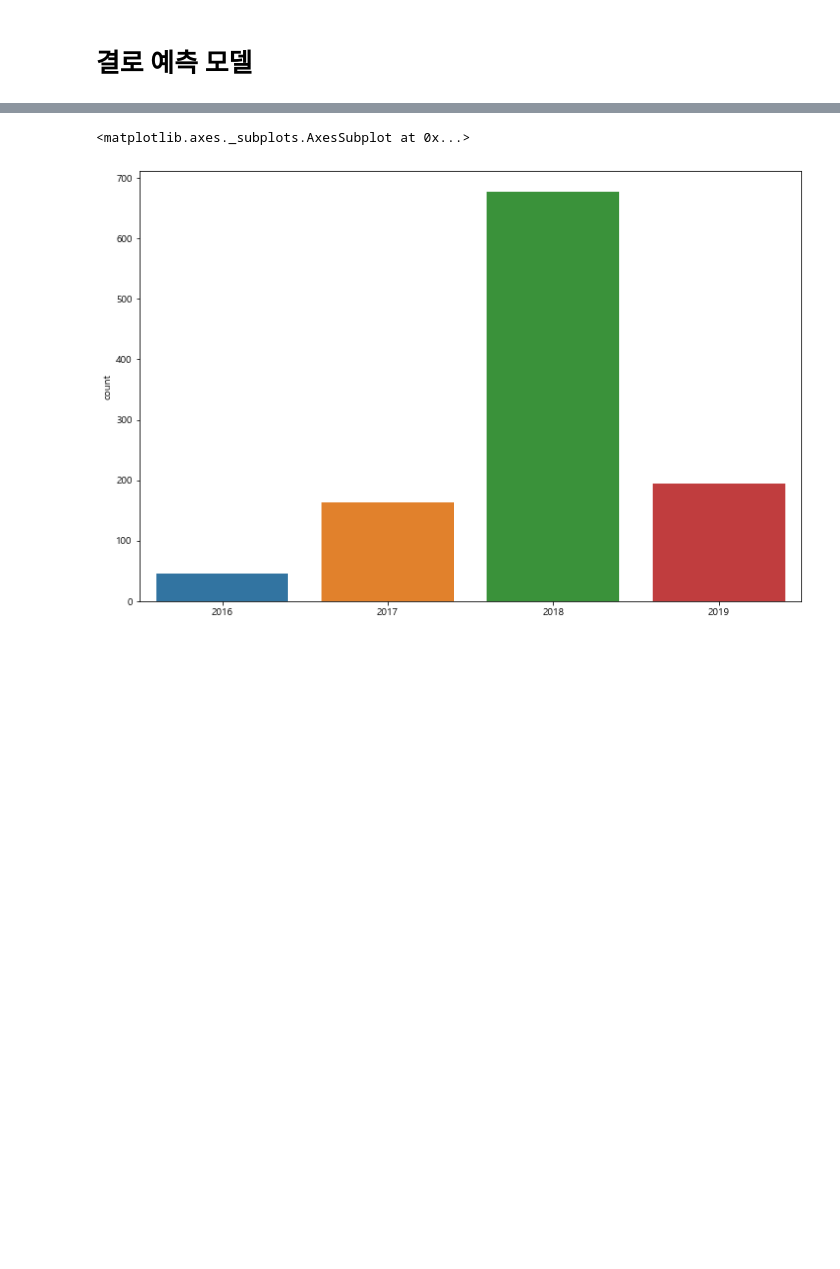
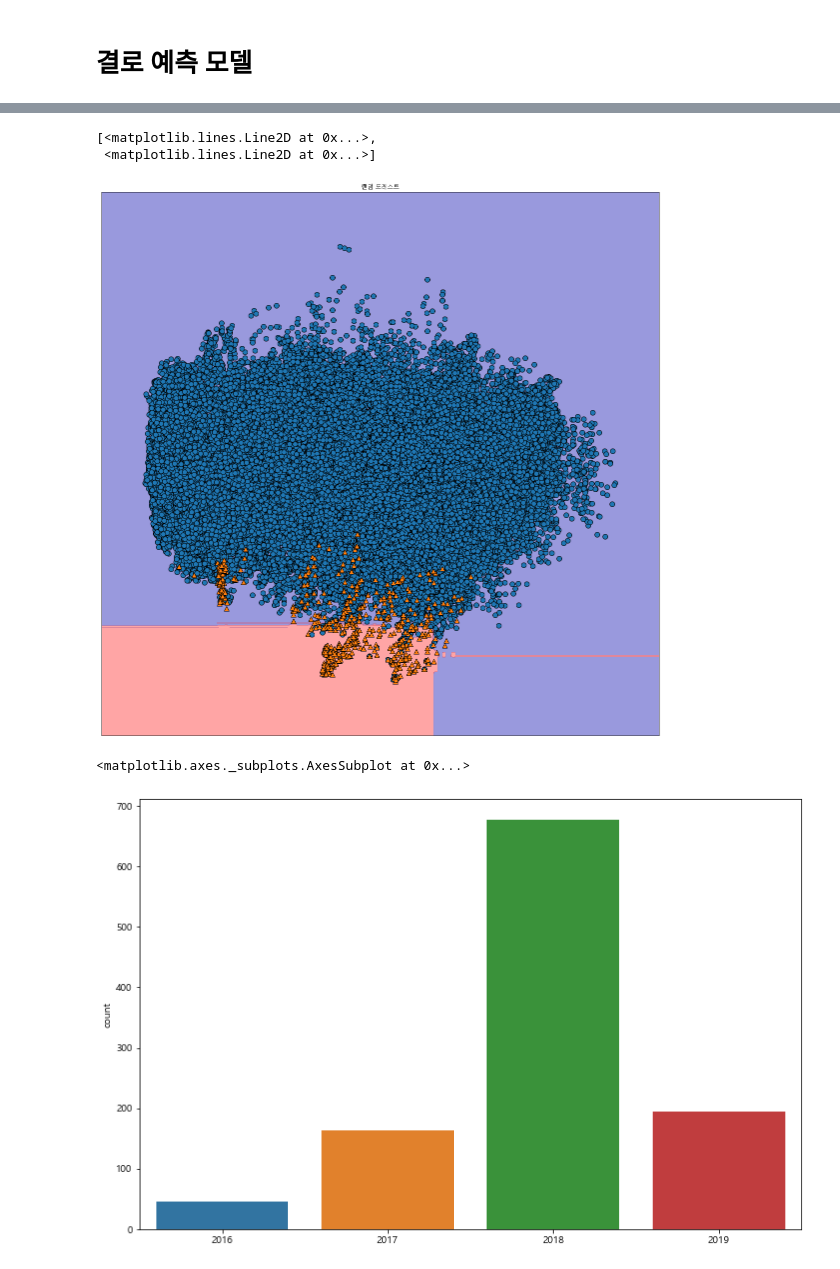
Before and after one commit to gw1303/weater_contest, a Jupyter notebook: main.ipynb, the cells around one changed output, grey strips where cells are left out. Cells and saved outputs as stored; diff of their text form; code cells hidden in the pictures; blank space fills up the shorter version.

```diff
--- a/main.ipynb
+++ b/main.ipynb
@@ -323,3 +563,12 @@ condensation_data_y = condensation_sample.iloc[:,[6]]
+# %%
+plt.figure(figsize=(20,20))
+mglearn.plots.plot_2d_separator(tree_model, test_X2D, fill=True, alpha=.4)
+plt.title("랜덤 포레스트")
+mglearn.discrete_scatter(test_X2D[:, 0], test_X2D[:, 1], test_y)
+# %% [output]
+[<matplotlib.lines.Line2D at 0x...>,
+ <matplotlib.lines.Line2D at 0x...>]
+[figure, added]
 # %%
 error = condensation_data[condensation_data['dewpoint'] < condensation_data['temp_coil']]
 error = error[error['target'] == 1]
```
Also changed, not shown: parts of 31 cells of this notebook, 1 other file.
